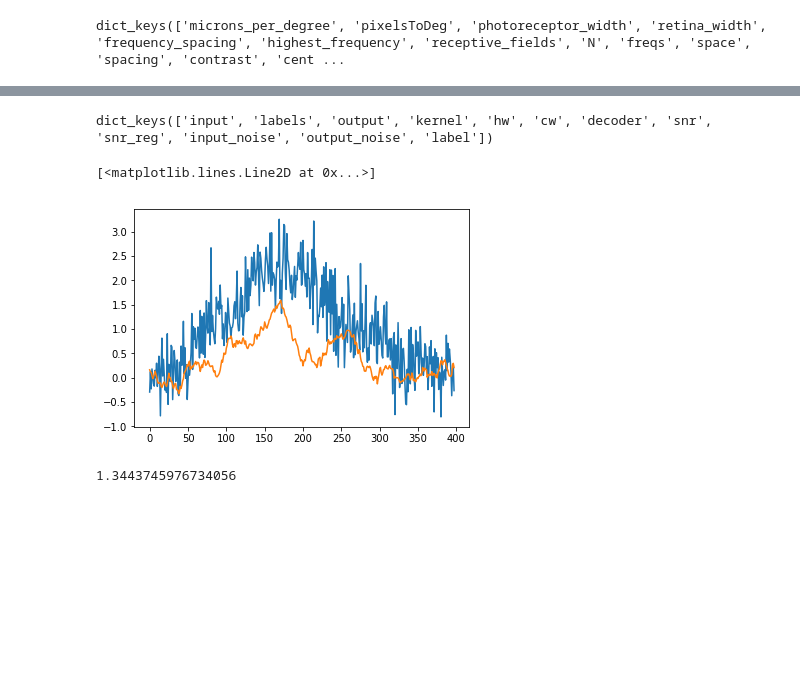
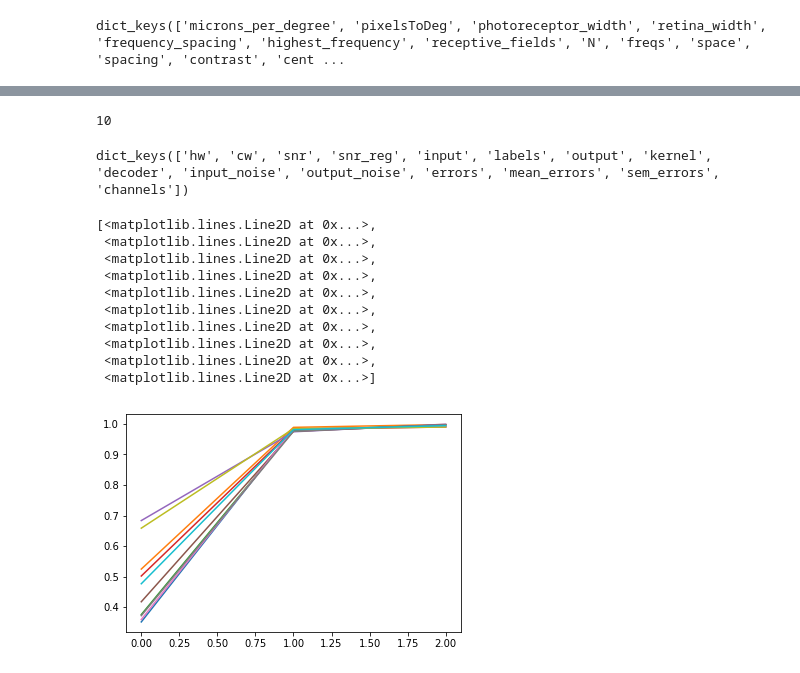
Before and after one commit to lmcintosh/ipython-notebooks, a Jupyter notebook: baccuslab/2017 10-26 Surround revisions.ipynb, the cells around one changed output, grey strips where cells are left out. Drawn from its saved outputs; the diff is of its cells as text; code cells hidden in the pictures; blank space fills up the shorter version.

```diff
--- a/baccuslab/2017 10-26 Surround revisions.ipynb
+++ b/baccuslab/2017 10-26 Surround revisions.ipynb
@@ -42,7 +42,8 @@ from matplotlib.ticker import MultipleLocator, FormatStrFormatter
 %autoreload 2
 # %%
 constants = np.load(os.path.expanduser('~/data/surround/2017_10_9_diversity_constants.npy')).item()
-both_results = np.load(os.path.expanduser('~/data/surround/2017_10_22_diversity_both_results.npy')).item()
+homogenous_results = np.load(os.path.expanduser('~/data/surround/2017_10_27_diversity_homogenous_results.npy'))
+random_results = np.load(os.path.expanduser('~/data/surround/2017_10_27_diversity_random_results.npy'))
 # %%
 constants.keys()
 # %% [output]
@@ -399,14 +51,22 @@ plt.plot(all_results[-1]['labels'][0][0])
-# %%
-all_results[-1].keys()
-# %% [output]
-dict_keys(['input', 'labels', 'output', 'kernel', 'hw', 'cw', 'decoder', 'snr', 'snr_reg', 'input_noise', 'output_noise', 'label'])
-# %%
-plt.plot(all_results[-1]['output'][0][0])
-plt.plot(all_results[-1]['labels'][0][0])
-# %% [output]
-[<matplotlib.lines.Line2D at 0x...>]
-[figure, removed]
-# %%
-np.mean((all_results[-1]['output'][0][0] - all_results[-1]['labels'][0][0])**2)
-# %% [output]
-1.3443745976734056
+# %%
+len(random_results)
+# %% [output]
+10
+# %%
+random_results[0].keys()
+# %% [output]
+dict_keys(['hw', 'cw', 'snr', 'snr_reg', 'input', 'labels', 'output', 'kernel', 'decoder', 'input_noise', 'output_noise', 'errors', 'mean_errors', 'sem_errors', 'channels'])
+# %%
+plt.plot(np.stack(random_results[-1]['hw']))
+# %% [output]
+[<matplotlib.lines.Line2D at 0x...>,
+ <matplotlib.lines.Line2D at 0x...>,
+ <matplotlib.lines.Line2D at 0x...>,
+ <matplotlib.lines.Line2D at 0x...>,
+ <matplotlib.lines.Line2D at 0x...>,
+ <matplotlib.lines.Line2D at 0x...>,
+ <matplotlib.lines.Line2D at 0x...>,
+ <matplotlib.lines.Line2D at 0x...>,
+ <matplotlib.lines.Line2D at 0x...>,
+ <matplotlib.lines.Line2D at 0x...>]
+[figure, added]
```
Also changed, not shown: parts of 49 cells of this notebook, 3 other files.
